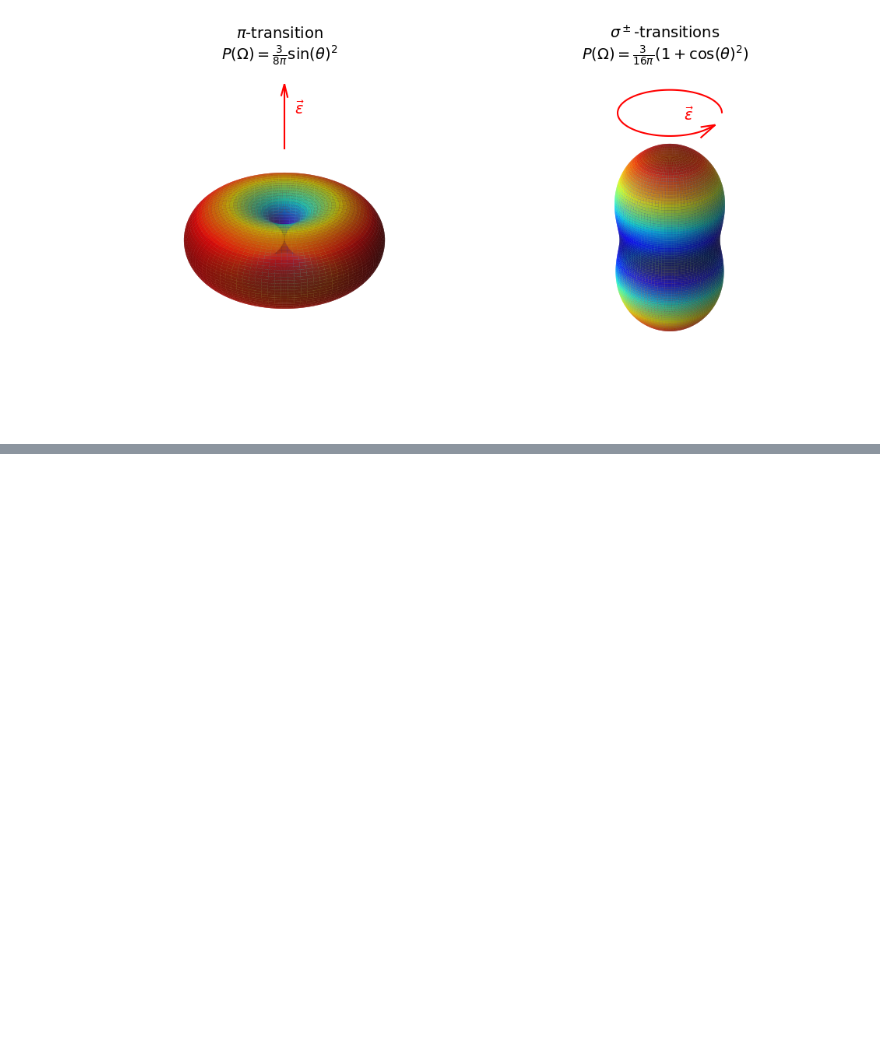
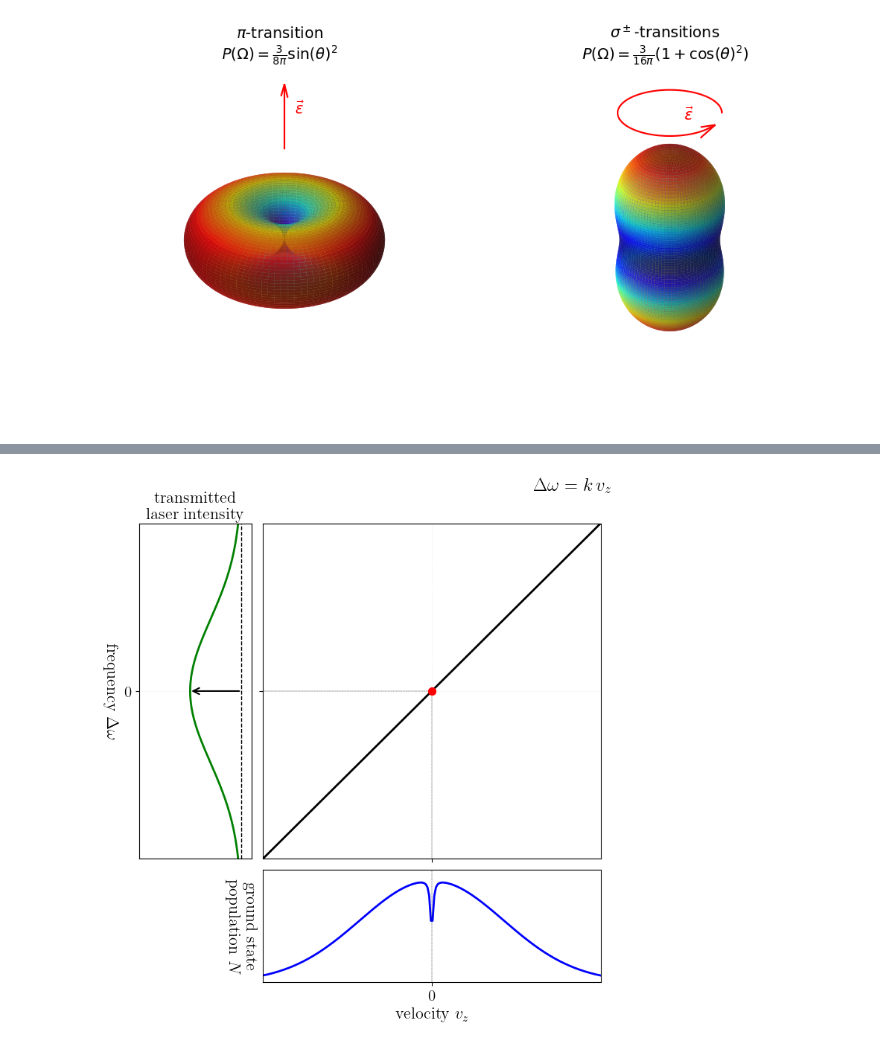
Before and after one commit to fsch-d/fsch-d.github.io, a Jupyter notebook: phys4343/_figures.ipynb, the cells around one changed output, grey strips where cells are left out. Cells and saved outputs as stored; diff of their text form; code cells hidden in the pictures; blank space fills up the shorter version.

```diff
--- a/phys4343/_figures.ipynb
+++ b/phys4343/_figures.ipynb
@@ -2165,0 +2023,93 @@ plt.show()
+# %%
+import numpy as np
+import matplotlib.pyplot as plt
+from scipy.stats import norm, cauchy
+
+# Enable LaTeX rendering
+plt.rcParams['text.usetex'] = True
+plt.rcParams['font.family'] = 'serif'
+plt.rcParams['font.size'] = 15
+
+
+def laserline(f):
+    width = 0.02;
+    return cauchy.pdf(2*f/width) / cauchy.pdf(0)
+
+
+# Create figure with gridspec for custom layout
+fig = plt.figure(figsize=(8, 8))
+gs = fig.add_gridspec(2, 2, width_ratios=[1, 3], height_ratios=[3, 1],
+                      hspace=0.05, wspace=0.05)
+
+
+v0=0
+
+# Main plot (top right)
+ax_main = fig.add_subplot(gs[0, 1])
+
+# Bottom plot (bottom right) - shares x-axis with main plot
+ax_bottom = fig.add_subplot(gs[1, 1], sharex=ax_main)
+
+# Left plot (top left) - shares y-axis with main plot
+ax_left = fig.add_subplot(gs[0, 0], sharey=ax_main)
+
+# Main plot
+v = np.linspace(-1, 1, 100)
+L = 1*v
+
+ax_main.scatter(v0, v0, s=50, color='red', label='My Dot', zorder=3)
+ax_main.plot(v, L, 'k-', linewidth=2)
+ax_main.plot([-1,v0], [v0,v0] , 'k--', linewidth=0.3)
+ax_main.plot([v0,v0], [-1,v0] , 'k--', linewidth=0.3)
+ax_main.set_xlim(-1, 1)
+ax_main.set_ylim(-1, 1)
+ax_main.set_xticks([])
+ax_main.set_yticks([])
+ax_main.grid(alpha=0.3, linestyle=':', linewidth=0.5)
+ax_main.text(0.6, 1.2, r'$\Delta\omega=k\,v_z$', fontsize=18, color='black', transform=ax_main.transData)
+ax_main.tick_params(labelleft=False)
+ax_main.tick_params(labelbottom=False)
+
+
+# Bottom plot - Gaussian with FWHM = 1
+# FWHM = 2.355 * sigma, so sigma = FWHM / 2.355
+fwhm = 1
+sigma = fwhm / 2.355
+x_bottom = np.linspace(-1, 1, 200)
+gaussian = norm.pdf(x_bottom, 0, sigma) / norm.pdf(0,0,sigma) * ( 1 - 0.5*laserline(y_left-v0) )
+
+ax_bottom.plot(x_bottom, gaussian, 'b-', linewidth=2)
+ax_bottom.plot([v0,v0], [0,1.1] , 'k--', linewidth=0.3)
+ax_bottom.set_xlabel(r'velocity $v_z$', fontsize=16)
+ax_bottom.set_ylabel(r'ground state' + '\n' + r'population $N$', fontsize=16, rotation=270, va='bottom', labelpad=36)
+ax_bottom.set_xlim(-1, 1)
+ax_bottom.set_ylim(0, 1.1)
+ax_bottom.set_xticks([0])
+ax_bottom.set_yticks([])
+ax_bottom.grid(alpha=0.3, linestyle=':', linewidth=0.5)
+
+# Left plot - 1 - Gaussian, rotated 90 degrees
+y_left = np.linspace(-1, 1, 200)
+gaussian_left = norm.pdf(y_left, 0, sigma)
+gaussian_left = gaussian_left / gaussian_left.max()  # Normalize to 1
+profile_left = 1 - 0.5*gaussian_left
+
+# Plot horizontally (will appear vertical due to axis orientation)
+ax_left.plot(profile_left, y_left, 'g-', linewidth=2)
+ax_left.set_xlim(0, 1.1)
+ax_left.set_ylim(-1, 1)
+ax_left.set_xticks([])
+ax_left.set_yticks([0])
+ax_left.grid(alpha=0.3, linestyle=':', linewidth=0.5)
+ax_left.set_ylabel(r'frequency $\Delta\omega$', fontsize=16, rotation=270, va='bottom', labelpad=20)
+ax_left.set_xlabel('transmitted\nlaser intensity', fontsize=16)
+ax_left.xaxis.set_label_position('top')
+ax_left.xaxis.tick_top()
+ax_left.plot([1,1], [-1,1] , 'k--', linewidth=1)
+ax_left.annotate('', xy=(1, v0), xytext=(0.98-0.52*norm.pdf(v0, 0, sigma), v0),
+            arrowprops=dict(arrowstyle='<-', color='black', lw=1.5))
+#ax_left.invert_xaxis()  # Invert to have the profile pointing right
+
+plt.show()
+# %% [output]
+[figure, added]
```
Also changed, not shown: parts of 7 cells of this notebook, 45 other files.
